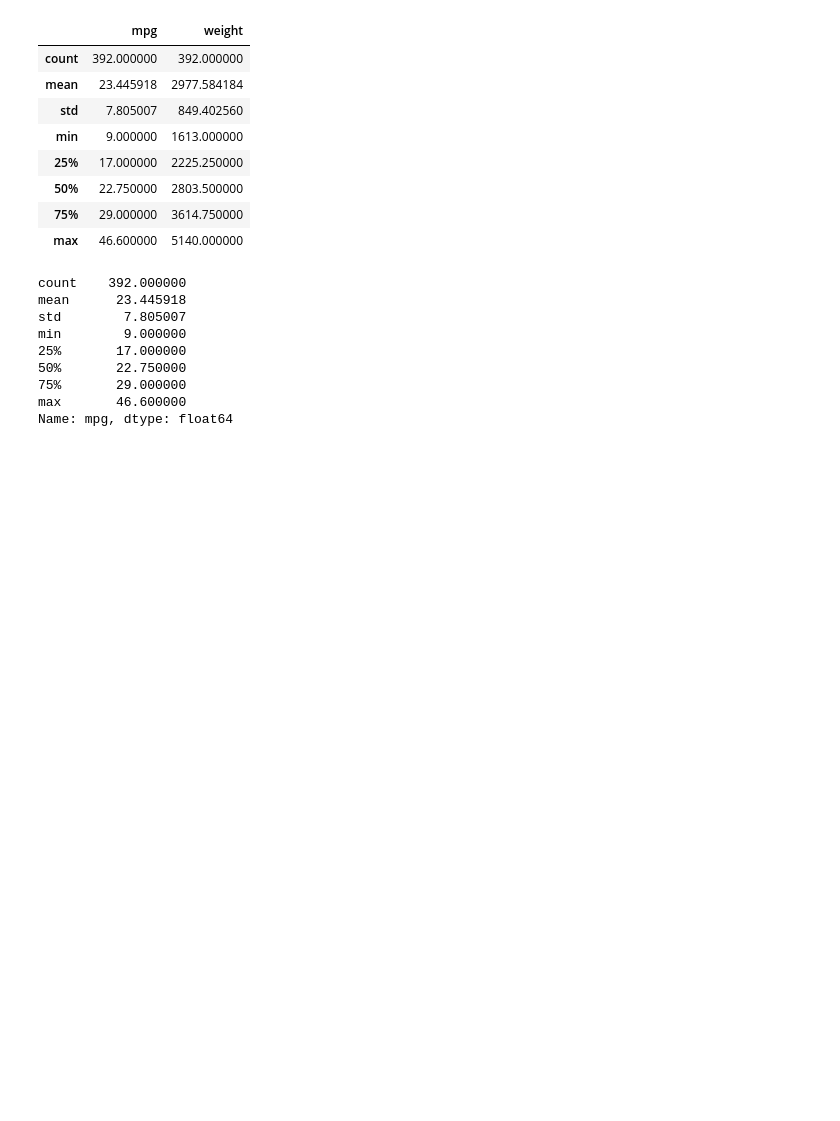
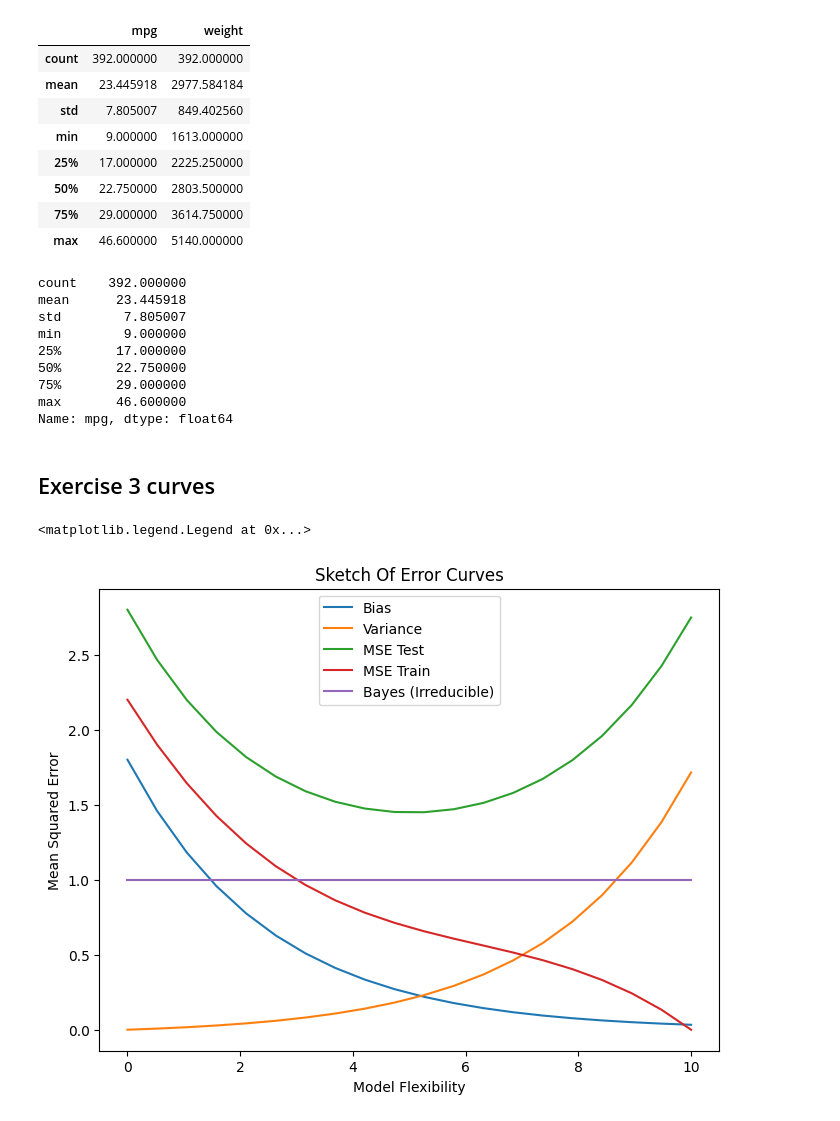
Before and after one commit to deusdevok/ISLP_Python, a Jupyter notebook: Chapter 2/Chapter2Labs.ipynb, the cells around one changed output. Cells and saved outputs as stored; diff of their text form; code cells hidden in the pictures; blank space fills up the shorter version.

Commit message:
chapter 2 exercise 3 sketch curves

```diff
--- a/Chapter 2/Chapter2Labs.ipynb
+++ b/Chapter 2/Chapter2Labs.ipynb
@@ -1076,3 +1076,38 @@ min        9.000000
 75%       29.000000
 max       46.600000
 Name: mpg, dtype: float64
+# %% [markdown]
+## Exercise 3 curves
+# %%
+import matplotlib.pyplot as plt
+import numpy as np
+
+x = np.linspace(0,10, 20)
+
+bias = 1.8*np.exp(-0.4*x)
+variance = 0.032*np.exp(0.4*x) - 0.032
+MSE_test = bias + variance + 1
+
+a,b,c,d = np.polyfit(np.array([0, 3, 7, 10]),
+                     np.array([2.2, 1, 0.5, 0]),
+                     3)
+MSE_train = a*x**3 + b*x**2 + c*x + d
+
+Bayes = np.ones(20)
+
+plt.figure(figsize=(8, 6))
+
+plt.plot(x, bias, label='Bias')
+plt.plot(x, variance, label='Variance')
+plt.plot(x, MSE_test, label='MSE Test')
+plt.plot(x, MSE_train, label='MSE Train')
+plt.plot(x, Bayes, label='Bayes (Irreducible)')
+
+#plt.yticks(np.arange(0, 12, step=1.0))
+plt.xlabel('Model Flexibility')
+plt.ylabel('Mean Squared Error')
+plt.title('Sketch Of Error Curves')
+plt.legend()
+# %% [output]
+<matplotlib.legend.Legend at 0x...>
+[figure, added]
```
Also changed, not shown: 2 other files.
